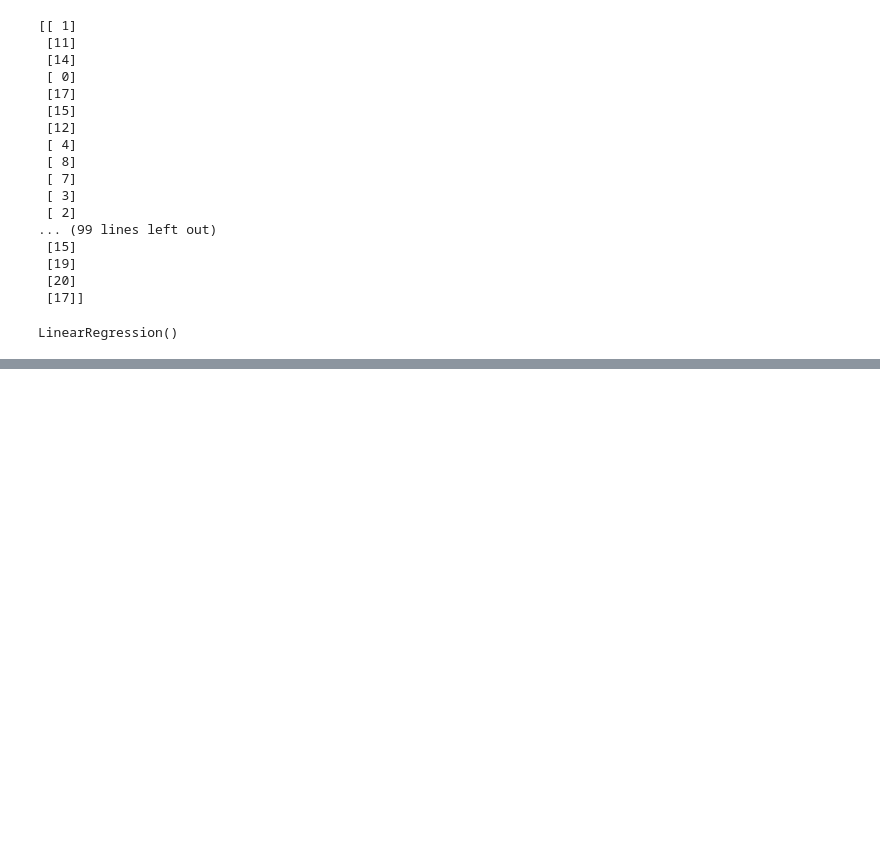
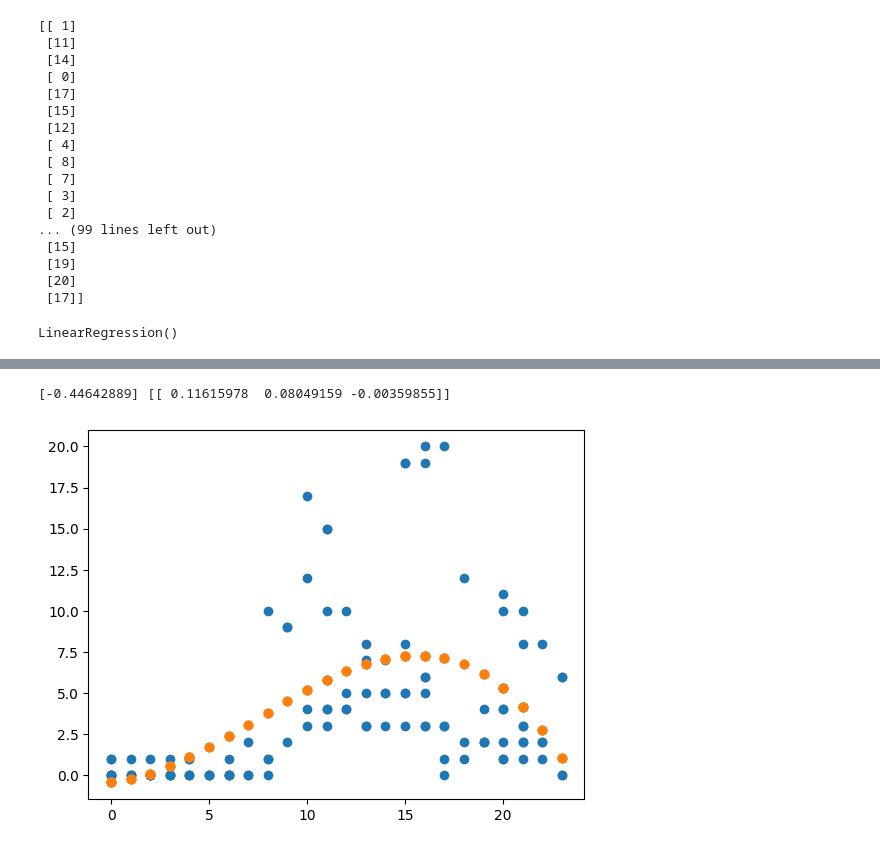
Before and after one commit to TadghPurcell/On-Your-Bike, a Jupyter notebook: ML_models/regression.ipynb, the cells around one changed output, grey strips where cells are left out. Drawn from its saved outputs; the diff is of its cells as text; code cells hidden in the pictures; blank space fills up the shorter version.

```diff
--- a/ML_models/regression.ipynb
+++ b/ML_models/regression.ipynb
@@ -141,0 +140,17 @@ poly = PolynomialFeatures(degree=3, include_bias=False)
+# %%
+poly = PolynomialFeatures(degree=3, include_bias=False)
+poly_features = poly.fit_transform(x_train)
+
+poly_reg_model = LinearRegression()
+poly_reg_model.fit(poly_features, y_train)
+
+print(poly_reg_model.intercept_, poly_reg_model.coef_)
+# %% [output]
+[-0.44642889] [[ 0.11615978  0.08049159 -0.00359855]]
+# %%
+y_pred_train = poly_reg_model.predict(poly_features)
+plt.scatter(x_train, y_train)
+plt.scatter(x_train, y_pred_train)
+plt.show()
+# %% [output]
+[figure, added]
```
Also changed, not shown: parts of 3 cells of this notebook, 9 other files.
